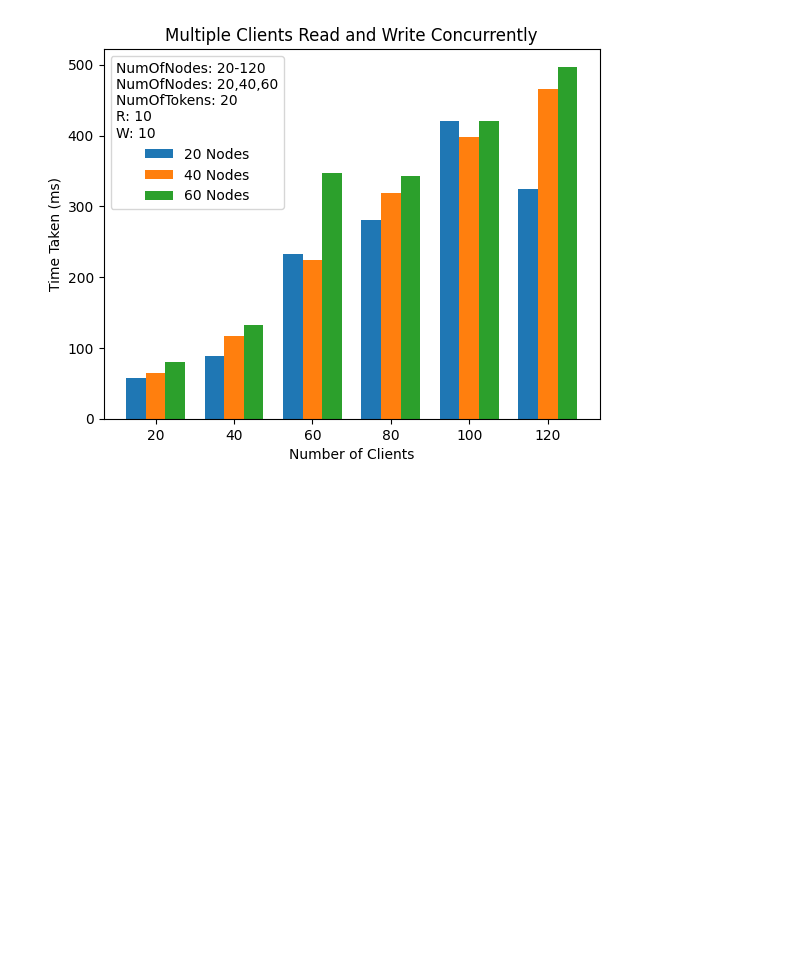
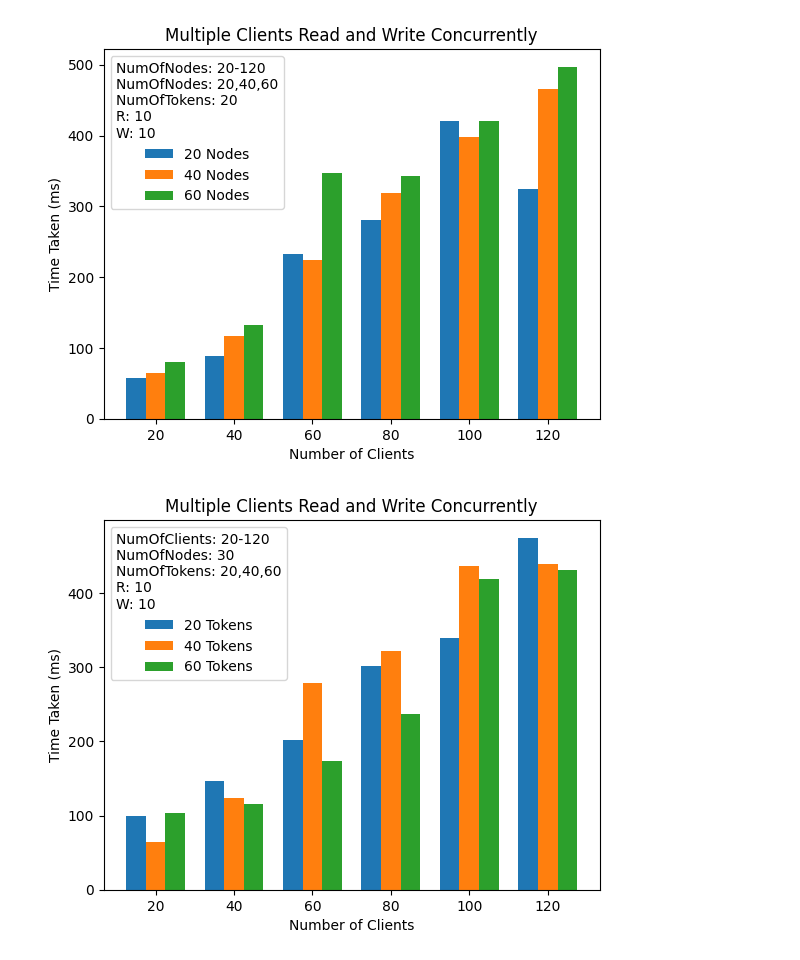
Before and after one commit to blue-plum-cloud/dynamoDB_ds, a Jupyter notebook: experiment.ipynb, the cells around one changed output. Saved outputs shown, nothing was run; the diff lists cells and outputs as text; code cells hidden in the pictures; blank space fills up the shorter version.

```diff
--- a/experiment.ipynb
+++ b/experiment.ipynb
@@ -39,4 +39,45 @@ ax.set_xticklabels(x_axis)
 plt.show()
 # %% [output]
 [figure]
+# %%
+#### Multiple clients write something x10 and read it (concurrently).
+### Various Num of clients and Number of Tokens (N fixed 10, NumOfNodes fixed 30)
+
+import matplotlib.pyplot as plt
+import numpy as np
+
+# Your data
+x_axis = ['20', '40', '60', '80', '100', '120']
+y_1 = ['99.611625', '147.036334', '201.277792', '301.509625', '339.859875', '474.657625']
+y_2 = ['64.602375','123.22375','278.758875','322.478875','436.113125','439.199166']
+y_3 = ['103.35275', '115.145292','173.118209','236.282083','418.453416','431.569958']
+
+
+# Convert data to numerical format
+x = np.arange(len(x_axis))  # the label locations
+y_1 = [float(i) for i in y_1]
+y_2 = [float(i) for i in y_2]
+y_3 = [float(i) for i in y_3]
+
+# Bar width
+width = 0.25  # the width of the bars
+
+# Plotting
+fig, ax = plt.subplots()
+rects1 = ax.bar(x - width, y_1, width, label='20 Tokens')
+rects2 = ax.bar(x, y_2, width, label='40 Tokens')
+rects3 = ax.bar(x + width, y_3, width, label='60 Tokens')
+
+# Add some text for labels, title, and custom x-axis tick labels, etc.
+ax.set_xlabel('Number of Clients')
+plt.ylabel('Time Taken (ms)')
+plt.title('Multiple Clients Read and Write Concurrently')
+plt.legend(title='NumOfClients: 20-120\nNumOfNodes: 30\nNumOfTokens: 20,40,60\nN: 10\nR: 10\nW: 10', loc='upper left')
+ax.set_xticks(x)
+ax.set_xticklabels(x_axis)
+# ax.legend()
+
+plt.show()
+# %% [output]
+[figure, added]
 # %%
```
Also changed, not shown: parts of 3 cells of this notebook, 2 other files.
